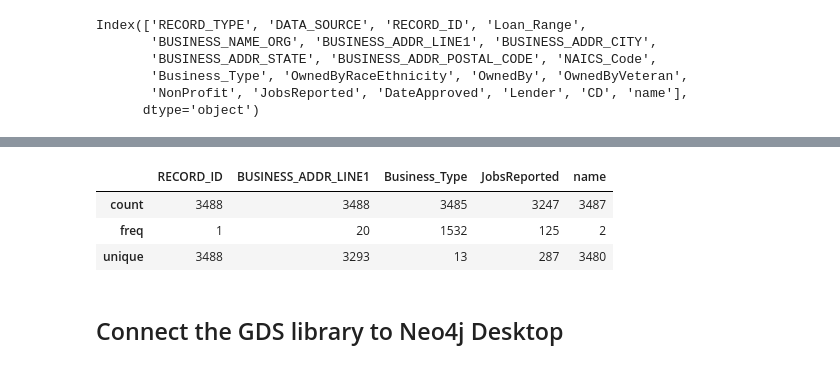
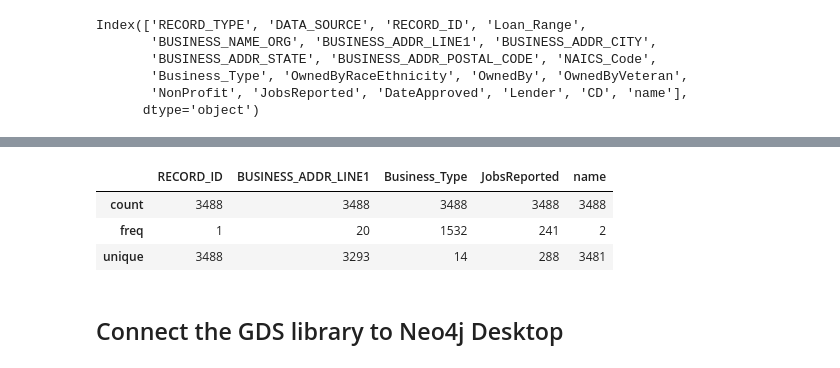
Before and after one commit to DerwenAI/ERKG, a Jupyter notebook: examples/datasets.ipynb, the cells around one changed output, grey strips where cells are left out. Cells and saved outputs as stored; diff of their text form; code cells hidden in the pictures.

```diff
--- a/examples/datasets.ipynb
+++ b/examples/datasets.ipynb
@@ -140,12 +146,13 @@ Load the `Wage and Hour Compliance Action Data` (WHISARD) dataset for Las Vegas,
 # %%
-dol_path: pathlib.Path = pathlib.Path("../lv_data") / "dol.csv"
+dol_path: pathlib.Path = pathlib.Path("../lv_data") / "dol.json"
 
-df_dol: pd.DataFrame = pd.read_csv(
-    dol_path,
-    dtype = str,
-    encoding = "utf-8",
+df_dol: pd.DataFrame = pd.DataFrame.from_dict(
+    [ json.loads(line) for line in dol_path.open(encoding = "utf-8") ],
 )
 
+df_dol = df_dol.astype(str)
+df_dol = df_dol.fillna({ "case_violtn_cnt": "0" })
+
 df_dol["name"] = df_dol["BUSINESS_NAME_ORG"]
 # %%
 df_dol.head()
@@ -203,12 +210,12 @@ Load the `PPP Loans over $150K` (PPP) dataset for Las Vegas, from the US Small B
 # %%
-ppp_path: pathlib.Path = pathlib.Path("../lv_data") / "ppp.csv"
+ppp_path: pathlib.Path = pathlib.Path("../lv_data") / "ppp.json"
 
-df_ppp: pd.DataFrame = pd.read_csv(
-    ppp_path,
-    dtype = str,
-    encoding = "utf-8",
+df_ppp: pd.DataFrame = pd.DataFrame.from_dict(
+    [ json.loads(line) for line in ppp_path.open(encoding = "utf-8") ],
 )
 
+df_ppp = df_ppp.astype(str)
+
 df_ppp["name"] = df_ppp["BUSINESS_NAME_ORG"]
 # %%
 df_ppp.head()
@@ -249,12 +256,12 @@ df.head()
 | 3 | 7022 | 106 S Kyrene Rd, Ste 2 | Limited Liability Company(LLC) | 105 | FIRST CUP PARTNERS LAS VEGAS II, LLC |
 | 4 | 7023 | 2121 W Chandler Blvd Ste 106 | Limited Liability Company(LLC) | 124 | FIRST CUP PARTNERS LAS VEGAS, LLC |
 # %%
-df.describe().loc[[ "count", "freq", "unique", ]]
+df.describe(include = "all").loc[[ "count", "freq", "unique", ]]
 # %% [output]
 |  | RECORD_ID | BUSINESS_ADDR_LINE1 | Business_Type | JobsReported | name |
-| count | 3488 | 3488 | 3485 | 3247 | 3487 |
-| freq | 1 | 20 | 1532 | 125 | 2 |
-| unique | 3488 | 3293 | 13 | 287 | 3480 |
+| count | 3488 | 3488 | 3488 | 3488 | 3488 |
+| freq | 1 | 20 | 1532 | 241 | 2 |
+| unique | 3488 | 3293 | 14 | 288 | 3481 |
 # %% [markdown]
 ## Connect the GDS library to Neo4j Desktop
 # %% [markdown]
```
Also changed, not shown: parts of 14 cells of this notebook, 16 other files.
